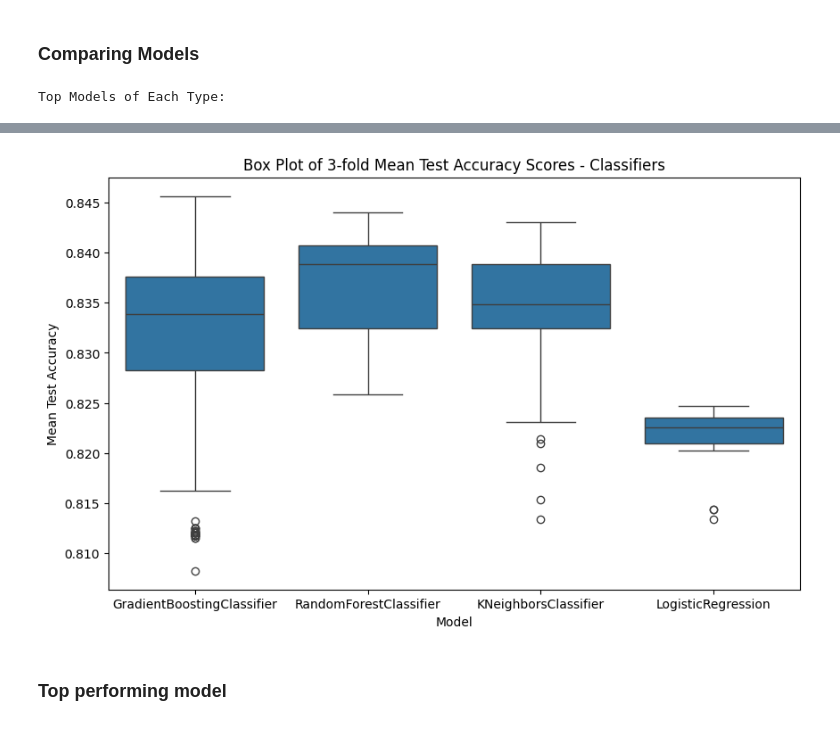
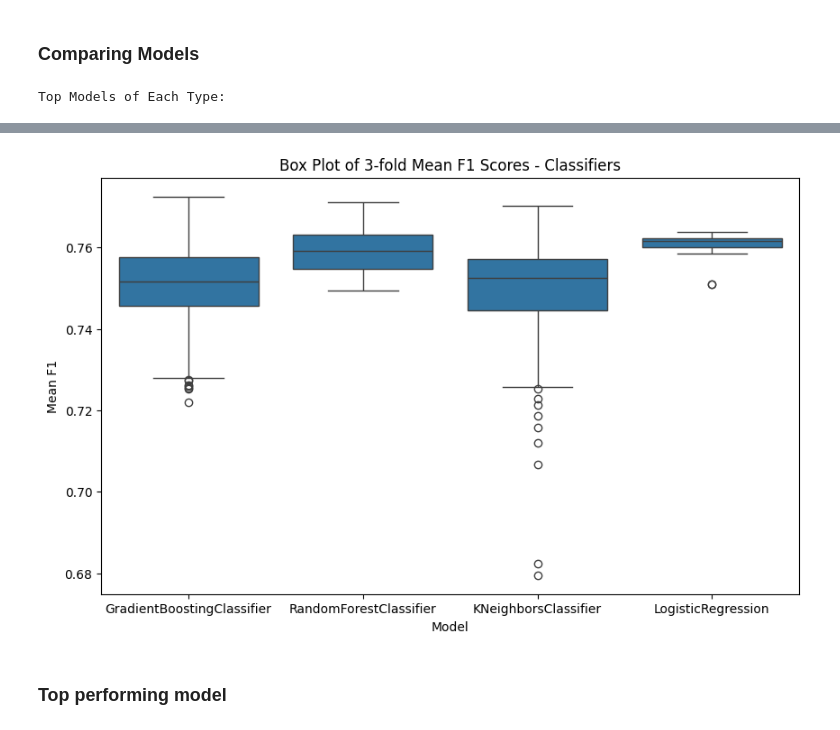
Before and after one commit to addocolo/WineQuality, a Jupyter notebook: Wine Quality Final.ipynb, the cells around one changed output, grey strips where cells are left out. Drawn from its saved outputs; the diff is of its cells as text; code cells hidden in the pictures.

```diff
--- a/Wine Quality Final.ipynb
+++ b/Wine Quality Final.ipynb
@@ -115,6 +94,11 @@ white_df = white_df.drop_duplicates()
 # Merge into one wine list
 df = pd.concat([white_df, red_df], ignore_index=True)
 
-# Move 'quality' to last column of dataframe
+# Binarize 'quality' and move to last column of dataframe
+#     1 = high, 0 = low
 quality = df.pop('quality')
+quality = (quality >= 7).astype(int)
 df['quality'] = quality
+
+# Store feature names for easy retrieval later
+features = df.drop(columns=['quality']).columns
@@ -225,20 +215,32 @@ Each model was chosen to offer a mix of linear, tree-based, and instance-based a
 # %%
 clf_models = {
-    'Logistic Regression': LogisticRegression(),
-    'Random Forest Classifier': RandomForestClassifier(random_state=42),
+    'Logistic Regression': LogisticRegression(class_weight='balanced'),
+    'Random Forest Classifier': RandomForestClassifier(class_weight='balanced', random_state=42),
     'KNN Classifier': KNeighborsClassifier(),
     'Gradient Boosting Classifier': GradientBoostingClassifier(random_state=42)
 }
 
+from sklearn.metrics import precision_score, recall_score, f1_score, auc, roc_auc_score, precision_recall_curve
 for model_name, model in clf_models.items():
-    model.fit(X_train, y_train)
+    if model_name == 'KNN Classifier':
+        model.fit(X_train, y_train)
+    else:
+        model.fit(X_train, y_train) #, sample_weight=weights)
 
     yp_train = model.predict(X_train)
     yp_test = model.predict(X_test)
 
     print(f"{model_name}:")
-    print(f"\ttrain accuracy: {accuracy_score(y_train, yp_train):.5f}")
-    print(f"\ttest accuracy:  {accuracy_score(y_test, yp_test):.5f}")
+    accuracy = accuracy_score(y_test, yp_test)
+    precision = precision_score(y_test, yp_test)
+    recall = recall_score(y_test, yp_test)
+    f1 = f1_score(y_test, yp_test)
+    roc_auc = roc_auc_score(y_test, yp_test)
+    print(f"\tAccuracy:   {accuracy:.5f}")
+    print(f"\tPrecision:  {precision:.5f}")
+    print(f"\tRecall:     {recall:.5f}")
+    print(f"\tF1 score:   {f1:.5f}")
+    print(f"\tROC-AUC:    {roc_auc:.5f}")
     print()
 # %% [output]
 Logistic Regression:
@@ -323,7 +334,7 @@ import time
 for name, info in clf_grid.items():
     start = time.time()
     print(f"Running {name} grid search", end='')
-    grid = GridSearchCV(info['base_model'], param_grid=info['param_grid'], return_train_score=True, cv=kf, n_jobs=n_jobs, verbose=3, scoring='accuracy')
+    grid = GridSearchCV(info['base_model'], param_grid=info['param_grid'], return_train_score=True, cv=kf, n_jobs=n_jobs, scoring='f1')
     grid.fit(X_train, y_train)
     info['grid'] = grid
     print(f"... {time.time()-start:0.2f}s")
@@ -386,14 +407,15 @@ After identifying the best-performing model overall, we conducted a detailed ana
 # %%
 # Top models by type
 print("Top Models of Each Type:")
-display(classifier_df.loc[classifier_df.groupby('model')['mean_test_score'].idxmax()].head())
+classifier_df = classifier_df.sort_values('mean_test_score', ascending=False)
+display(classifier_df.loc[classifier_df.groupby('model')['mean_test_score'].idxmax()].sort_values('mean_test_score', ascending=False).head())
 
 # Box plot of model performance by type
 plt.figure(figsize=(10, 6))
 sns.boxplot(x='model', y='mean_test_score', data=classifier_df)
-plt.title(f'Box Plot of {kf.get_n_splits()}-fold Mean Test Accuracy Scores - Classifiers')
+plt.title(f'Box Plot of {kf.get_n_splits()}-fold Mean F1 Scores - Classifiers')
 plt.xlabel('Model')
-plt.ylabel('Mean Test Accuracy')
+plt.ylabel('Mean F1')
 plt.show()
 # %% [output]
 Top Models of Each Type:
@@ -405,4 +427,4 @@ Top Models of Each Type:
-[figure, old version]
+[figure, new version]
 # %% [markdown]
 ### Top performing model
 # %%
```
Also changed, not shown: parts of 27 cells of this notebook.
